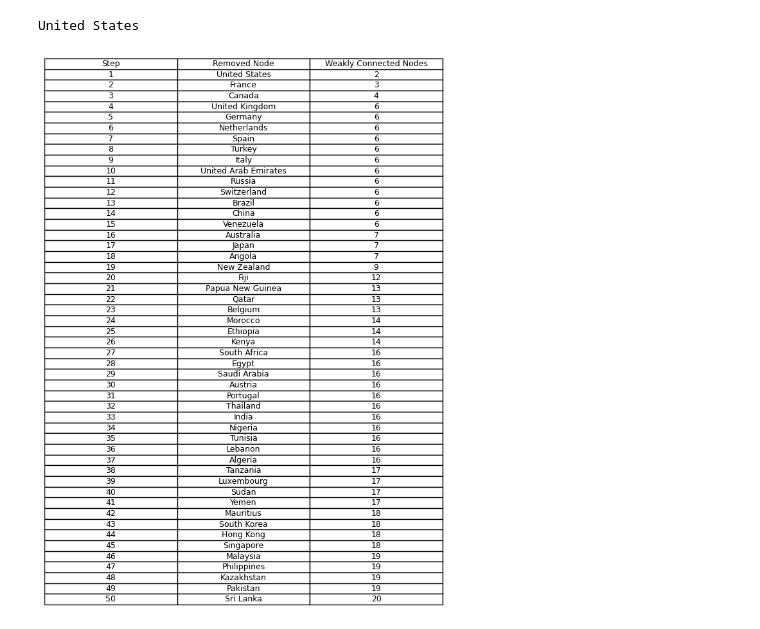
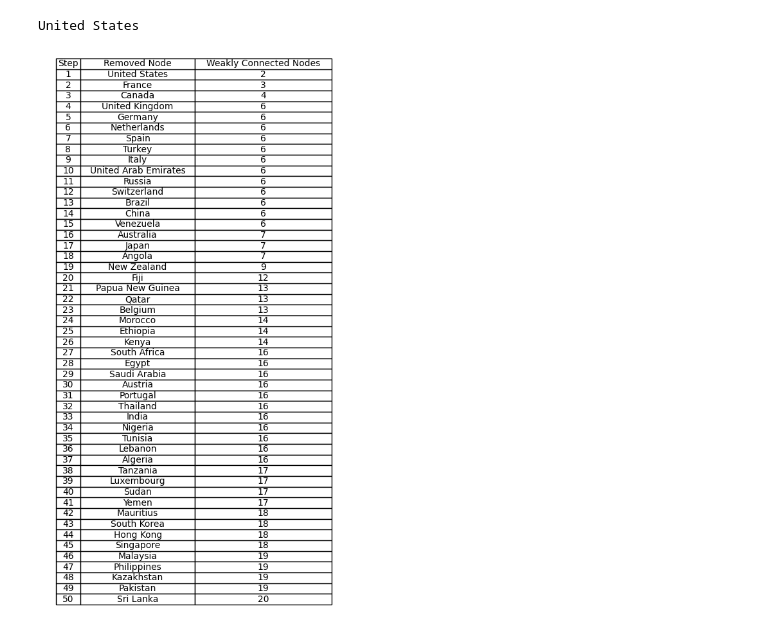
Before and after one commit to jplgarcia/analise_de_dados_complexos, a Jupyter notebook: projeto.ipynb, the cells around one changed output. Drawn from its saved outputs; the diff is of its cells as text; code cells hidden in the pictures.

```diff
--- a/projeto.ipynb
+++ b/projeto.ipynb
@@ -254,20 +254,24 @@ def modify_graph(graph, mode, n=20):
 
     result_table = pd.DataFrame(data)
     return result_table
+
+def showTable(result_table):
+    # Ajustar o tamanho da figura para acomodar a tabela
+    fig, ax = plt.subplots(figsize=(6, 10))  # Ajuste os valores conforme necessário
+    ax.axis('off')
+    table = ax.table(cellText=result_table.values,
+            colLabels=result_table.columns,
+            cellLoc='center',
+            loc='center')
+
+    table.auto_set_column_width(col=list(range(len(result_table.columns))))
+
+    # Salvar a tabela como imagem em formato SVG
+    plt.savefig('result_table.png', format='png', bbox_inches='tight')
+    plt.show()
-# %%
-teste = modify_graph(flight_graph, "betweeness_centrality", n=50)
-
-# Ajustar o tamanho da figura para acomodar a tabela
-fig, ax = plt.subplots(figsize=(10, 15))  # Ajuste os valores conforme necessário
-ax.axis('off')
-ax.table(cellText=teste.values,
-         colLabels=teste.columns,
-         cellLoc='center',
-         loc='center')
-
-# Salvar a tabela como imagem em formato SVG
-plt.savefig('result_table.svg', format='svg', bbox_inches='tight')
-plt.show()
-# %% [output]
-[figure, removed]
+# %%
+result_table = modify_graph(flight_graph, "betweeness_centrality", n=50)
+showTable(result_table)
+# %% [output]
+[figure, added]
 # %%
```
Also changed, not shown: parts of 3 cells of this notebook, 1 other file.
